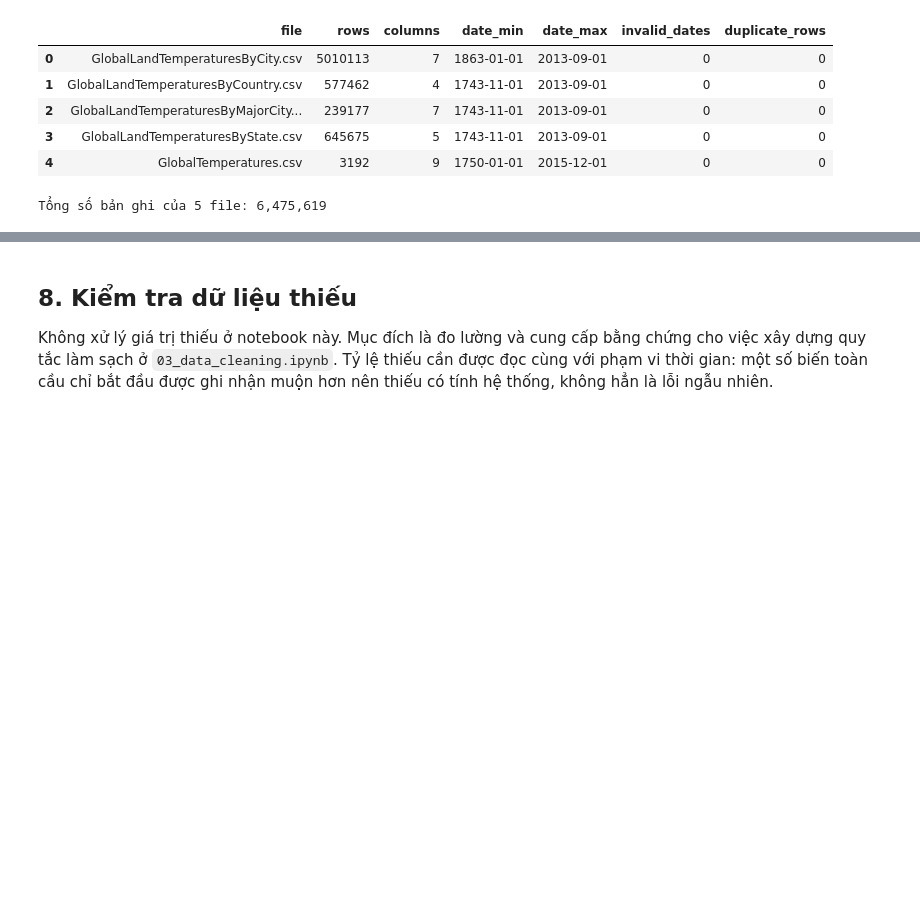
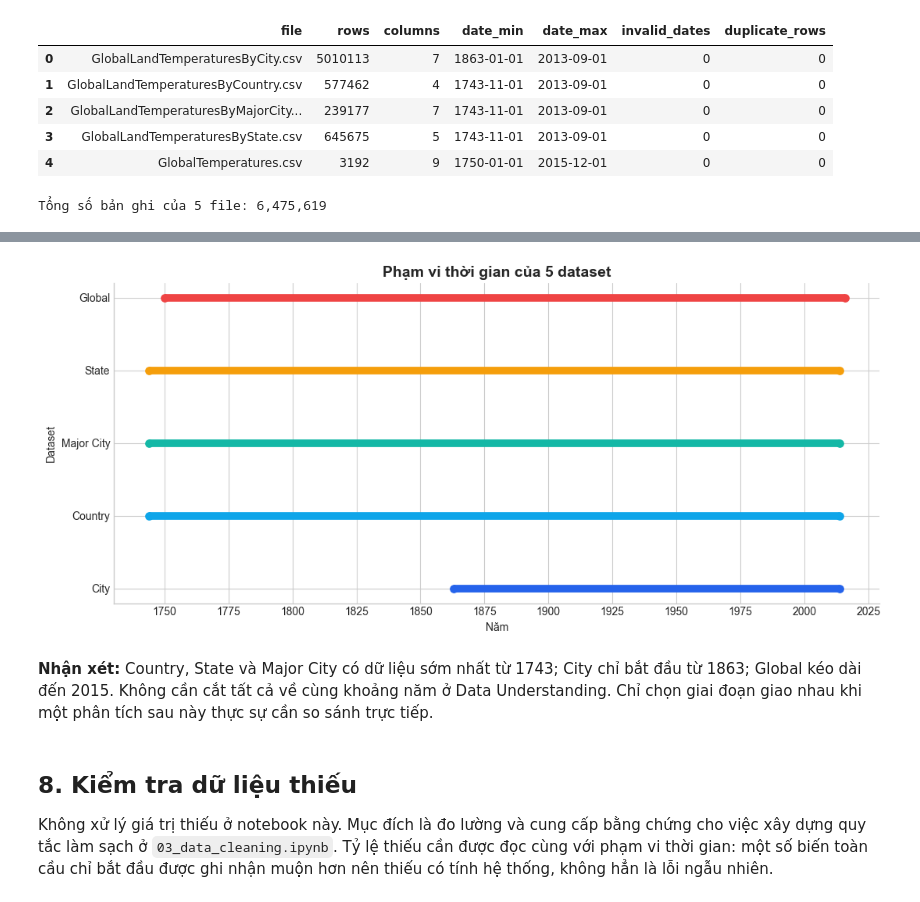
Before and after one commit to Sekaiiii1/Global-Surface-Temperature-Analysis, a Jupyter notebook: notebooks/01_data_understanding.ipynb, the cells around one changed output, grey strips where cells are left out. Cells and saved outputs as stored; diff of their text form; code cells hidden in the pictures; blank space fills up the shorter version.

```diff
--- a/notebooks/01_data_understanding.ipynb
+++ b/notebooks/01_data_understanding.ipynb
@@ -381,3 +432,27 @@ Tổng số bản ghi của 5 file: 6,475,619
+# %%
+timeline_df = overview_df.copy()
+timeline_df['dataset'] = timeline_df['file'].map(SHORT_NAMES)
+timeline_df['date_min'] = pd.to_datetime(timeline_df['date_min'])
+timeline_df['date_max'] = pd.to_datetime(timeline_df['date_max'])
+
+fig, ax = plt.subplots(figsize=(11, 5))
+for position, row in timeline_df.reset_index(drop=True).iterrows():
+    ax.hlines(position, row['date_min'], row['date_max'], color=CHART_COLORS[position], linewidth=7)
+    ax.scatter([row['date_min'], row['date_max']], [position, position], color=CHART_COLORS[position], s=45)
+
+ax.set_yticks(range(len(timeline_df)), timeline_df['dataset'])
+ax.xaxis.set_major_locator(mdates.YearLocator(25))
+ax.xaxis.set_major_formatter(mdates.DateFormatter('%Y'))
+ax.set_title('Phạm vi thời gian của 5 dataset', fontsize=14, weight='bold')
+ax.set_xlabel('Năm')
+ax.set_ylabel('Dataset')
+ax.spines[['top', 'right']].set_visible(False)
+plt.tight_layout()
+plt.show()
+# %% [output]
+[figure, added]
+# %% [markdown]
+**Nhận xét:** Country, State và Major City có dữ liệu sớm nhất từ 1743; City chỉ bắt đầu từ 1863; Global kéo dài đến 2015. Không cần cắt tất cả về cùng khoảng năm ở Data Understanding. Chỉ chọn giai đoạn giao nhau khi một phân tích sau này thực sự cần so sánh trực tiếp.
 # %% [markdown]
 ## 8. Kiểm tra dữ liệu thiếu
 
```
Also changed, not shown: parts of 18 cells of this notebook.
